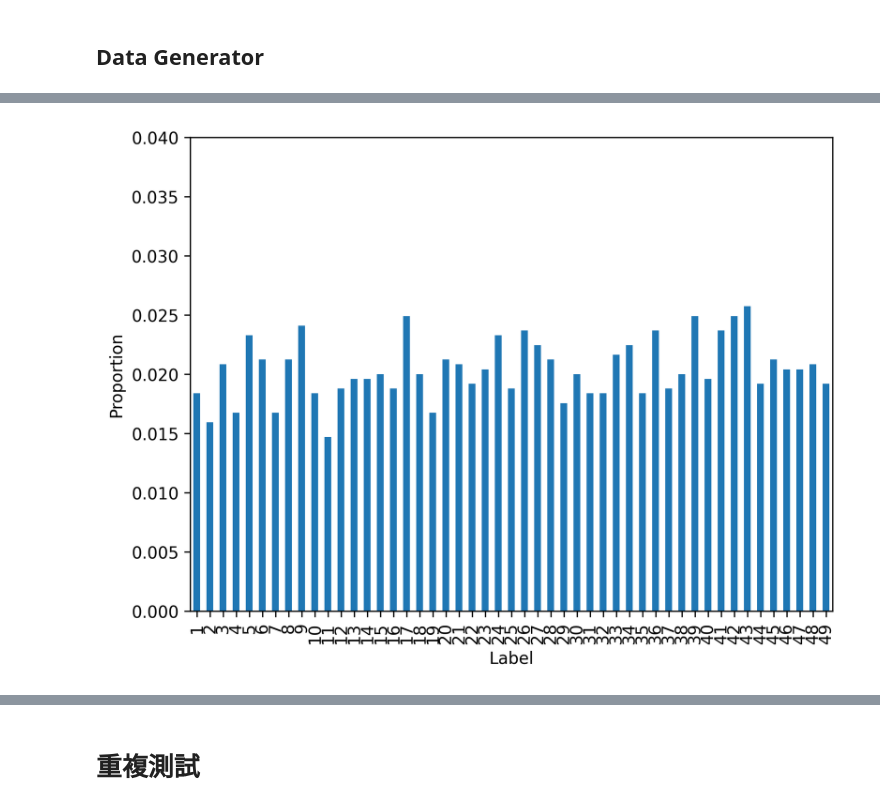
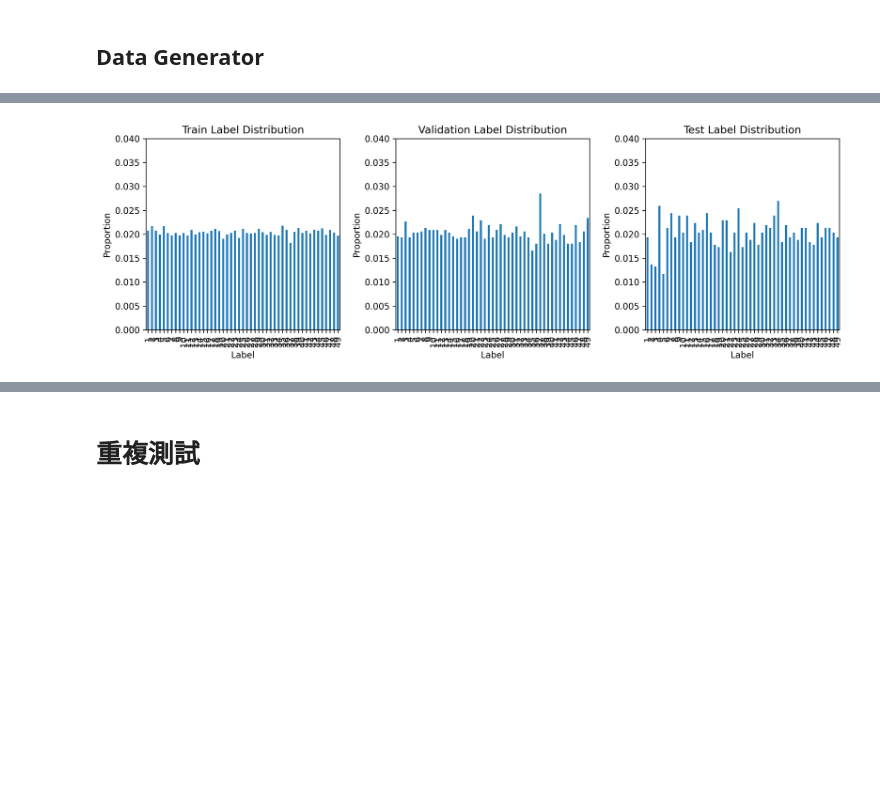
Before and after one commit to kuku000/csi_tool, a Jupyter notebook: model_CNN/rssicsi_train copy.ipynb, the cells around one changed output, grey strips where cells are left out. Drawn from its saved outputs; the diff is of its cells as text; code cells hidden in the pictures; blank space fills up the shorter version.

```diff
--- a/model_CNN/rssicsi_train copy.ipynb
+++ b/model_CNN/rssicsi_train copy.ipynb
@@ -438,16 +527,34 @@ amp_train shape: (17150, 48)
 # %%
+import pandas as pd
 import matplotlib.pyplot as plt
 
-plt.figure(dpi=300)
-vc_prop = y_test_series.value_counts(normalize=True).sort_index()
-ax = vc_prop.plot(kind='bar')
-ax.set_ylim([0, 0.04])  # 依實際比例調
-plt.xlabel('Label')
-plt.ylabel('Proportion')
+# 將 y_train, y_val, y_test 轉為 Series（如果尚未轉換）
+y_train_series = pd.Series(y_train)
+y_val_series = pd.Series(y_val)
+y_test_series = pd.Series(y_test)
+
+# 設定畫圖樣式與解析度
+plt.figure(figsize=(12, 4), dpi=300)
+
+# 畫三張子圖
+for i, (data, title) in enumerate([
+    (y_train_series, "Train Label Distribution"),
+    (y_val_series, "Validation Label Distribution"),
+    (y_test_series, "Test Label Distribution")
+]):
+    plt.subplot(1, 3, i + 1)
+    vc_prop = data.value_counts(normalize=True).sort_index()
+    ax = vc_prop.plot(kind='bar')
+    ax.set_ylim([0, 0.04])  # 可依據實際數據微調
+    ax.set_title(title)
+    ax.set_xlabel('Label')
+    ax.set_ylabel('Proportion')
+    ax.tick_params(axis='x', labelrotation=90)
+
 plt.tight_layout()
 plt.show()
 # %% [output]
-[figure, old version]
+[figure, new version]
 # %%
 encoder = OneHotEncoder(sparse_output=False)
 y_train_oh = encoder.fit_transform(np.array(y_train).reshape(-1, 1))
```
Also changed, not shown: parts of 98 cells of this notebook, 2 other files.
